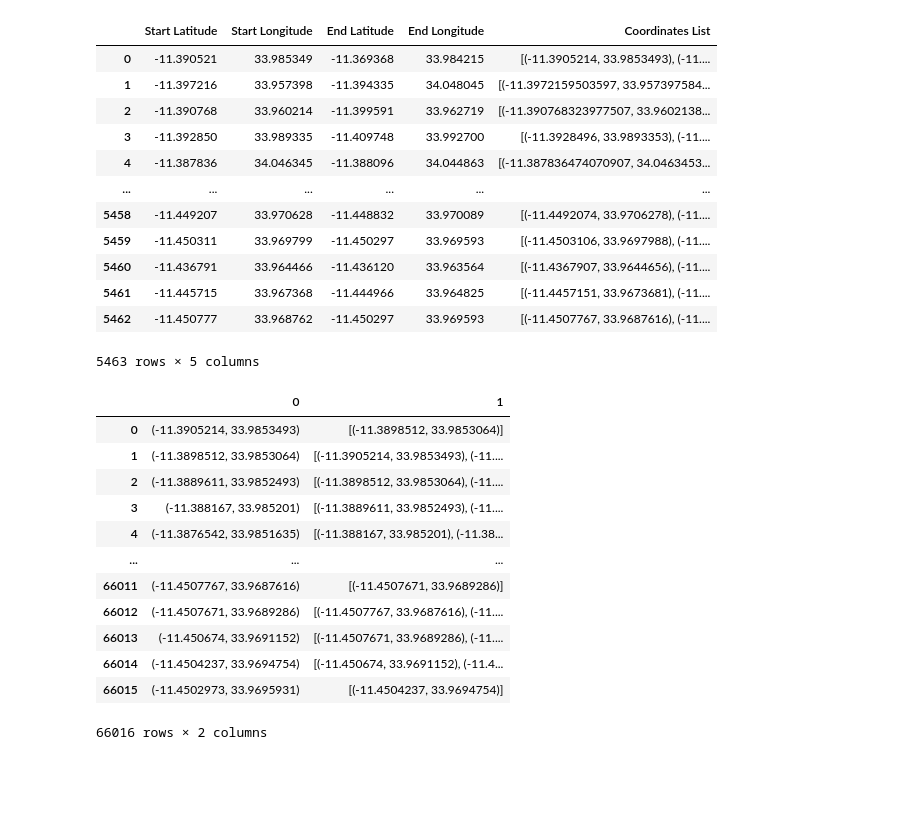
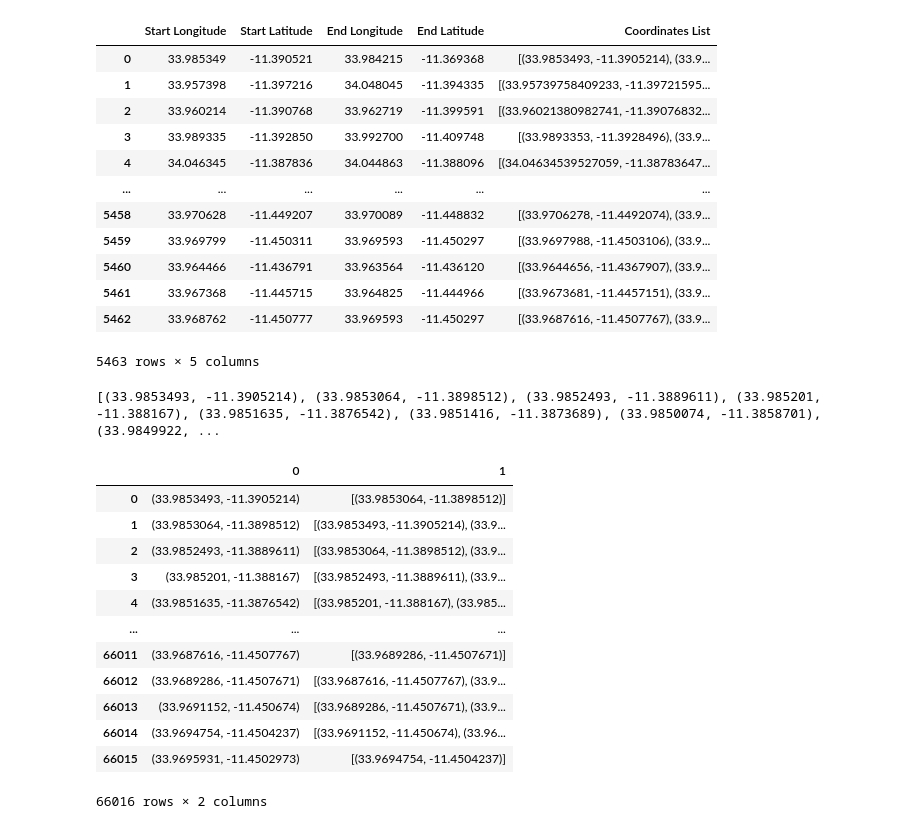
Before and after one commit to RachelRalph/AI4PublicHealth, a Jupyter notebook: Process_Data_Clean.ipynb, the cells around one changed output. Drawn from its saved outputs; the diff is of its cells as text; code cells hidden in the pictures; blank space fills up the shorter version.

```diff
--- a/Process_Data_Clean.ipynb
+++ b/Process_Data_Clean.ipynb
@@ -17,12 +15,17 @@ import sys
 # %%
-# SCRIPT_PATH = "/Users/rachelralph/Downloads/AI4PublicHealth-main 3"
-SCRIPT_PATH = "/Users/Syrin/Documents/GitHub/AI4PublicHealth/"
+SCRIPT_PATH = "/Users/rachelralph/Downloads/AI4PublicHealth-main 3"
 
 # Read the road points w/ elevation .shp file via geopandas and store as a pandas dataframe.
 ROAD_POINT_WITH_ELEVATION_PATH = os.path.join(SCRIPT_PATH, "Datasets/MZUZU_roads_pointdata_with_elevation.shp")
 ROAD_POINT_WITH_ELEVATION_DATA = gpd.read_file(ROAD_POINT_WITH_ELEVATION_PATH)
 ROAD_POINT_WITH_ELEVATION_DATA = pd.DataFrame(ROAD_POINT_WITH_ELEVATION_DATA)
 
-ROAD_LINE_PATH = os.path.join(SCRIPT_PATH, "Datasets/MZUZU_roads_lines_CORRECT.shp")
-ROAD_LINE_DATA = gpd.read_file(ROAD_LINE_PATH)
-ROAD_LINE_DATA = pd.DataFrame(ROAD_LINE_DATA)
+BUILDING_FILE_WITH_ELEVATION = os.path.join(SCRIPT_PATH, "Datasets/MZUZU_buildings_with_elevation.shp")
+BUILDING_FILE_WITH_ELEVATION = gpd.read_file(BUILDING_FILE_WITH_ELEVATION)
+print(BUILDING_FILE_WITH_ELEVATION)
+#building_dataframe = pd.DataFrame(BUILDING_FILE_WITH_ELEVATION)
+
+extra_data = os.path.join(SCRIPT_PATH, "Datasets/MZUZU_roads_lines_CORRECT.shp")
+extra_data = gpd.read_file(extra_data)
+extra_data = pd.DataFrame(extra_data)
+#extra_data['geometry']
@@ -72,89 +113,90 @@ def road_line_processing(road_line_df):
 
                     for coordinate in coordinate_line:
                         all_coor.append(coordinate)
-                        print(coordinate)
 
                     processed_data_line.append(
                         (start_longitude_line, start_latitude_line, end_longitude_line, end_latitude_line, all_coor))
 
             else:
                 print("There is a unique string type that is neither LineString or MultiString:")
                 print("    ", string_type)
 
         else:
             if str(string_type) == "<class 'shapely.geometry.linestring.LineString'>":
                 coordinates_line = list(coordinates_line.coords)
 
                 start_longitude_line = round(coordinates_line[0][0], 6)
                 start_latitude_line = round(coordinates_line[0][1], 6)
                 end_longitude_line = round(coordinates_line[-1][0], 6)
                 end_latitude_line = round(coordinates_line[-1][1], 6)
 
                 all_coor = []
 
                 for coordinate in coordinates_line:
-                        all_coor.append((coordinate[1], coordinate[0]))
+                        all_coor.append(coordinate)
 
                 processed_data_line.append(
-                    (start_latitude_line, start_longitude_line, end_latitude_line, end_longitude_line, all_coor))
+                    (start_longitude_line, start_latitude_line, end_longitude_line, end_latitude_line, all_coor))
 
             else:
                 continue
 
     processed_data_line = pd.DataFrame(processed_data_line)
     processed_data_line = processed_data_line.rename(
-        columns={0: "Start Latitude", 1: "Start Longitude", 2: "End Latitude", 3: "End Longitude", 4:"Coordinates List"})
+        columns={0: "Start Longitude", 1: "Start Latitude", 2: "End Longitude", 3: "End Latitude", 4:"Coordinates List"})
 
     return processed_data_line
 
-road_line_nodes = road_line_processing(ROAD_LINE_DATA)
+road_line_nodes = road_line_processing(extra_data)
 road_line_nodes
 # %% [output]
-|  | Start Latitude | Start Longitude | End Latitude | End Longitude | Coordinates List |
-| 0 | -11.390521 | 33.985349 | -11.369368 | 33.984215 | [(-11.3905214, 33.9853493), (-11.... |
-| 1 | -11.397216 | 33.957398 | -11.394335 | 34.048045 | [(-11.3972159503597, 33.957397584... |
-| 2 | -11.390768 | 33.960214 | -11.399591 | 33.962719 | [(-11.390768323977507, 33.9602138... |
-| 3 | -11.392850 | 33.989335 | -11.409748 | 33.992700 | [(-11.3928496, 33.9893353), (-11.... |
-| 4 | -11.387836 | 34.046345 | -11.388096 | 34.044863 | [(-11.387836474070907, 34.0463453... |
+|  | Start Longitude | Start Latitude | End Longitude | End Latitude | Coordinates List |
+| 0 | 33.985349 | -11.390521 | 33.984215 | -11.369368 | [(33.9853493, -11.3905214), (33.9... |
+| 1 | 33.957398 | -11.397216 | 34.048045 | -11.394335 | [(33.95739758409233, -11.39721595... |
+| 2 | 33.960214 | -11.390768 | 33.962719 | -11.399591 | [(33.96021380982741, -11.39076832... |
+| 3 | 33.989335 | -11.392850 | 33.992700 | -11.409748 | [(33.9893353, -11.3928496), (33.9... |
+| 4 | 34.046345 | -11.387836 | 34.044863 | -11.388096 | [(34.04634539527059, -11.38783647... |
 | ... | ... | ... | ... | ... | ... |
-| 5458 | -11.449207 | 33.970628 | -11.448832 | 33.970089 | [(-11.4492074, 33.9706278), (-11.... |
-| 5459 | -11.450311 | 33.969799 | -11.450297 | 33.969593 | [(-11.4503106, 33.9697988), (-11.... |
-| 5460 | -11.436791 | 33.964466 | -11.436120 | 33.963564 | [(-11.4367907, 33.9644656), (-11.... |
-| 5461 | -11.445715 | 33.967368 | -11.444966 | 33.964825 | [(-11.4457151, 33.9673681), (-11.... |
-| 5462 | -11.450777 | 33.968762 | -11.450297 | 33.969593 | [(-11.4507767, 33.9687616), (-11.... |
+| 5458 | 33.970628 | -11.449207 | 33.970089 | -11.448832 | [(33.9706278, -11.4492074), (33.9... |
+| 5459 | 33.969799 | -11.450311 | 33.969593 | -11.450297 | [(33.9697988, -11.4503106), (33.9... |
+| 5460 | 33.964466 | -11.436791 | 33.963564 | -11.436120 | [(33.9644656, -11.4367907), (33.9... |
+| 5461 | 33.967368 | -11.445715 | 33.964825 | -11.444966 | [(33.9673681, -11.4457151), (33.9... |
+| 5462 | 33.968762 | -11.450777 | 33.969593 | -11.450297 | [(33.9687616, -11.4507767), (33.9... |
 5463 rows × 5 columns
 # %%
+first_run = True
+
+print(road_line_nodes.iat[0, 4])
+
 node_data = []
-
 for index, row in road_line_nodes.iterrows():
     for i in range(len(row["Coordinates List"])):
         connections = []
         coordinate_pair = row["Coordinates List"][i]
-
         if i != 0:
             connections.append(row["Coordinates List"][i - 1])
-
         if i != len(row["Coordinates List"]) - 1:
             connections.append(row["Coordinates List"][i + 1])
+        node_data.append([coordinate_pair, connections])
 
-        node_data.append([coordinate_pair, connections])
 
 node_data = pd.DataFrame(node_data)
 node_data
 # %% [output]
+[(33.9853493, -11.3905214), (33.9853064, -11.3898512), (33.9852493, -11.3889611), (33.985201, -11.388167), (33.9851635, -11.3876542), (33.9851416, -11.3873689), (33.9850074, -11.3858701), (33.9849922, ...
 |  | 0 | 1 |
-| 0 | (-11.3905214, 33.9853493) | [(-11.3898512, 33.9853064)] |
-| 1 | (-11.3898512, 33.9853064) | [(-11.3905214, 33.9853493), (-11.... |
-| 2 | (-11.3889611, 33.9852493) | [(-11.3898512, 33.9853064), (-11.... |
-| 3 | (-11.388167, 33.985201) | [(-11.3889611, 33.9852493), (-11.... |
-| 4 | (-11.3876542, 33.9851635) | [(-11.388167, 33.985201), (-11.38... |
+| 0 | (33.9853493, -11.3905214) | [(33.9853064, -11.3898512)] |
+| 1 | (33.9853064, -11.3898512) | [(33.9853493, -11.3905214), (33.9... |
+| 2 | (33.9852493, -11.3889611) | [(33.9853064, -11.3898512), (33.9... |
+| 3 | (33.985201, -11.388167) | [(33.9852493, -11.3889611), (33.9... |
+| 4 | (33.9851635, -11.3876542) | [(33.985201, -11.388167), (33.985... |
 | ... | ... | ... |
-| 66011 | (-11.4507767, 33.9687616) | [(-11.4507671, 33.9689286)] |
-| 66012 | (-11.4507671, 33.9689286) | [(-11.4507767, 33.9687616), (-11.... |
-| 66013 | (-11.450674, 33.9691152) | [(-11.4507671, 33.9689286), (-11.... |
-| 66014 | (-11.4504237, 33.9694754) | [(-11.450674, 33.9691152), (-11.4... |
-| 66015 | (-11.4502973, 33.9695931) | [(-11.4504237, 33.9694754)] |
+| 66011 | (33.9687616, -11.4507767) | [(33.9689286, -11.4507671)] |
+| 66012 | (33.9689286, -11.4507671) | [(33.9687616, -11.4507767), (33.9... |
+| 66013 | (33.9691152, -11.450674) | [(33.9689286, -11.4507671), (33.9... |
+| 66014 | (33.9694754, -11.4504237) | [(33.9691152, -11.450674), (33.96... |
+| 66015 | (33.9695931, -11.4502973) | [(33.9694754, -11.4504237)] |
-66016 rows × 2 columns
+66016 rows × 2 columns
 # %%
 lat_long_pairs = {}
 
```
Also changed, not shown: parts of 59 cells of this notebook.
